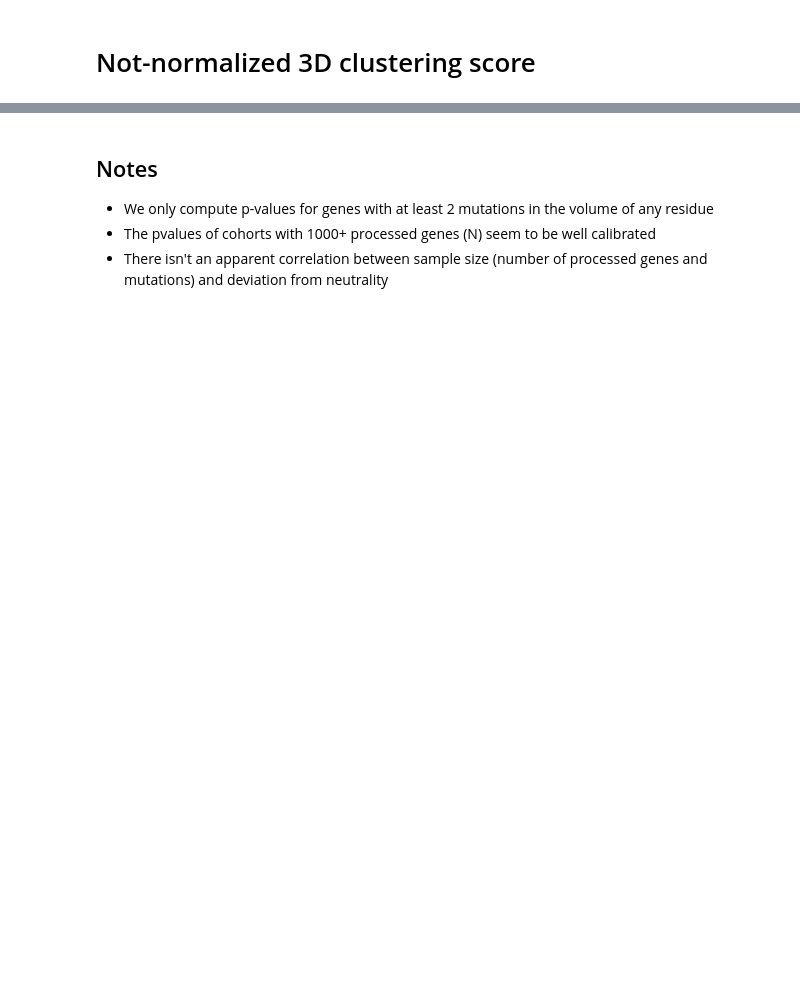
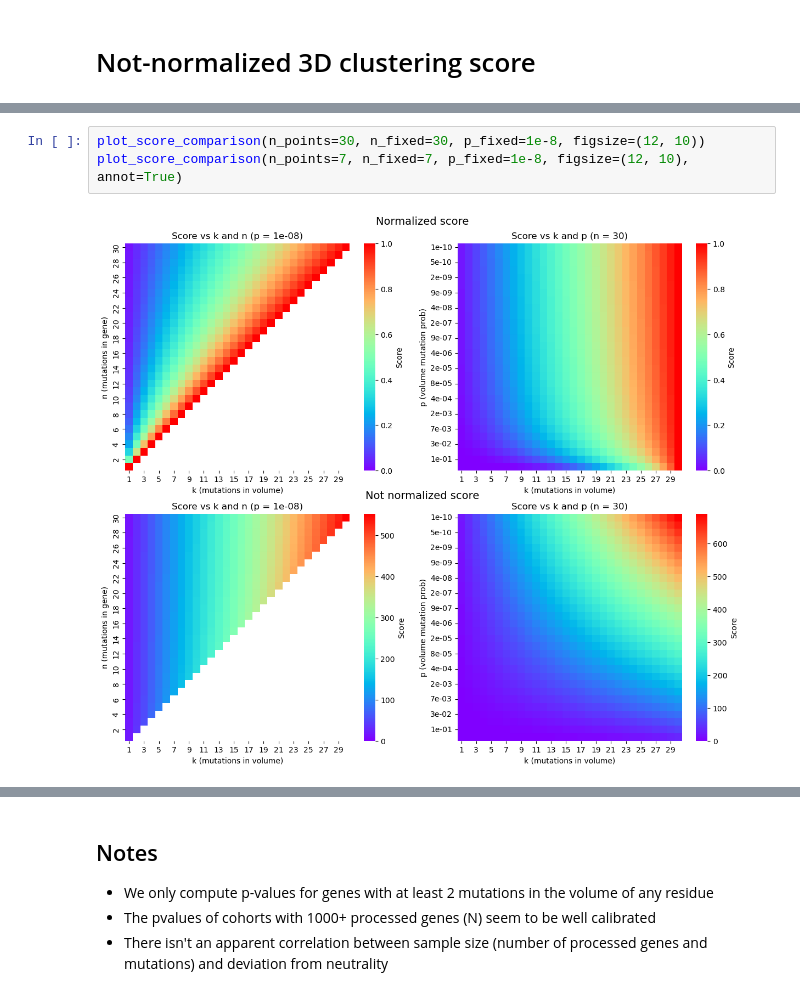
Before and after one commit to bbglab/oncodrive3d_paper, a Jupyter notebook: review_01/qqplots/qq_plots.ipynb, the cells around one changed output, grey strips where cells are left out. Saved outputs shown, nothing was run; the diff lists cells and outputs as text; blank space fills up the shorter version.

```diff
--- a/review_01/qqplots/qq_plots.ipynb
+++ b/review_01/qqplots/qq_plots.ipynb
@@ -257,0 +601,5 @@ Path doesn't exist: /workspace/projects/clustering_3d/o3d_analysys/datasets//out
+# %%
+plot_score_comparison(n_points=30, n_fixed=30, p_fixed=1e-8, figsize=(12, 10))
+plot_score_comparison(n_points=7, n_fixed=7, p_fixed=1e-8, figsize=(12, 10), annot=True)
+# %% [output]
+[figure, added]
```
Also changed, not shown: parts of 13 cells of this notebook.
